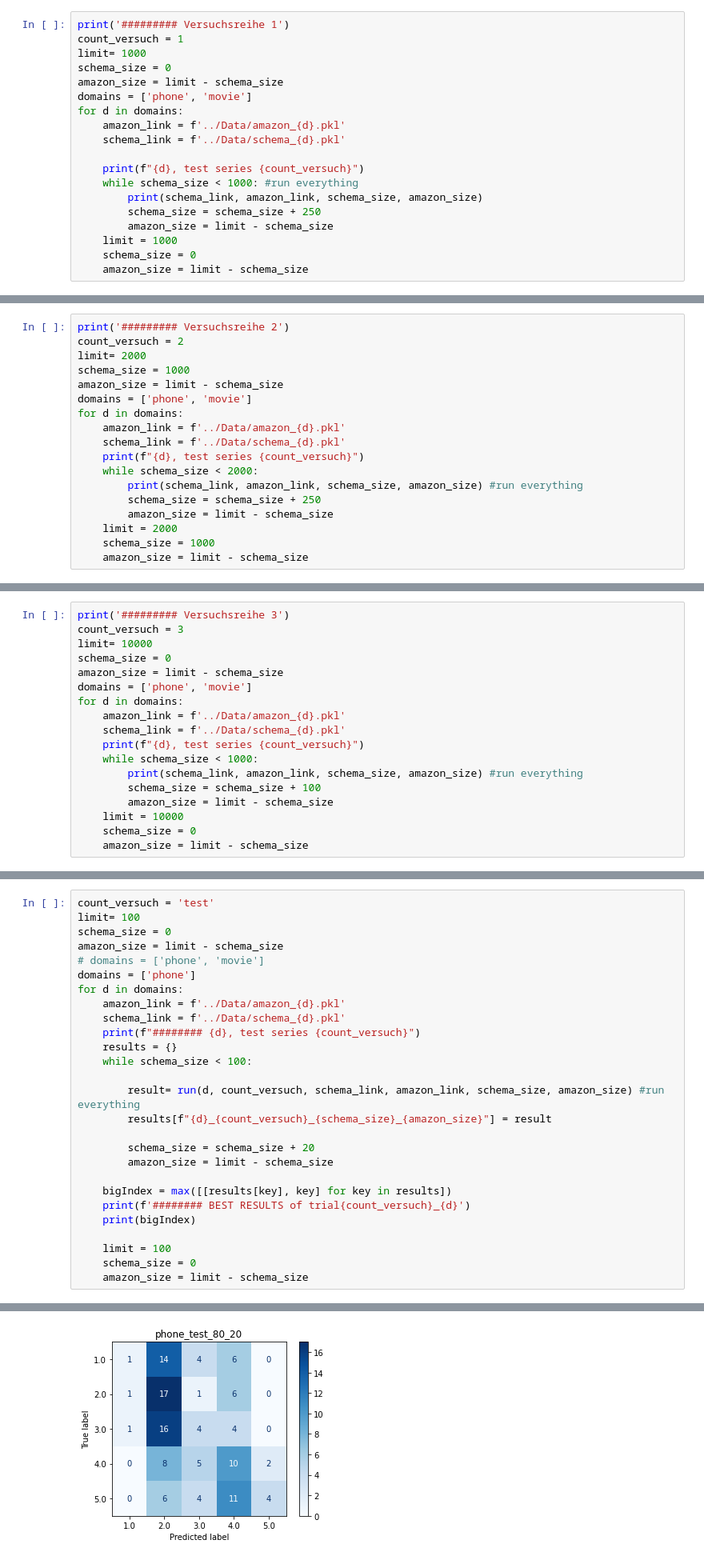
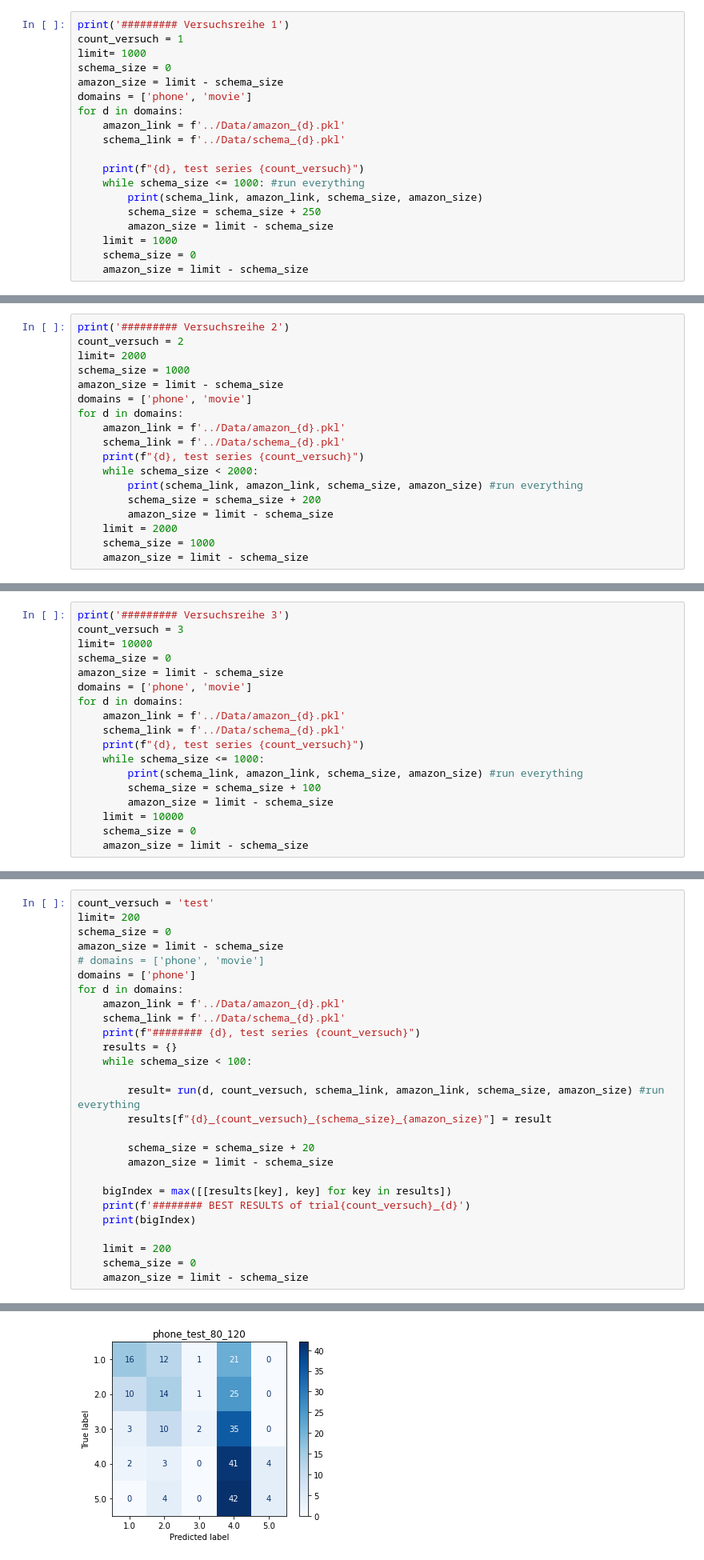
Before and after one commit to PhuongAnhMannheim/Master, a Jupyter notebook: BaselineExperiments/test.ipynb, the cells around one changed output, grey strips where cells are left out. Shown at 80% size. Drawn from its saved outputs; the diff is of its cells as text.

```diff
--- a/BaselineExperiments/test.ipynb
+++ b/BaselineExperiments/test.ipynb
@@ -100,7 +100,7 @@ for d in domains:
     schema_link = f'../Data/schema_{d}.pkl'
 
     print(f"{d}, test series {count_versuch}")
-    while schema_size < 1000: #run everything
+    while schema_size <= 1000: #run everything
         print(schema_link, amazon_link, schema_size, amazon_size)
         schema_size = schema_size + 250
         amazon_size = limit - schema_size
@@ -132,7 +134,7 @@ for d in domains:
     print(f"{d}, test series {count_versuch}")
     while schema_size < 2000:
         print(schema_link, amazon_link, schema_size, amazon_size) #run everything
-        schema_size = schema_size + 250
+        schema_size = schema_size + 200
         amazon_size = limit - schema_size
     limit = 2000
     schema_size = 1000
@@ -160,7 +164,7 @@ for d in domains:
     amazon_link = f'../Data/amazon_{d}.pkl'
     schema_link = f'../Data/schema_{d}.pkl'
     print(f"{d}, test series {count_versuch}")
-    while schema_size < 1000:
+    while schema_size <= 1000:
         print(schema_link, amazon_link, schema_size, amazon_size) #run everything
         schema_size = schema_size + 100
         amazon_size = limit - schema_size
@@ -188,6 +192,6 @@ phone, test series 3
 # %%
 count_versuch = 'test'
-limit= 100
+limit= 200
 schema_size = 0
 amazon_size = limit - schema_size
 # domains = ['phone', 'movie']
@@ -209,7 +213,7 @@ for d in domains:
     print(f'######## BEST RESULTS of trial{count_versuch}_{d}')
     print(bigIndex)
 
-    limit = 100
+    limit = 200
     schema_size = 0
     amazon_size = limit - schema_size
 # %% [output]
@@ -241 +245 @@ case_1 case_2 case_3 case_4 case_5 case_6 case_7 case_8
-[figure, old version]
+[figure, new version]
```
Also changed, not shown: parts of 7 cells of this notebook, 5 other files.
